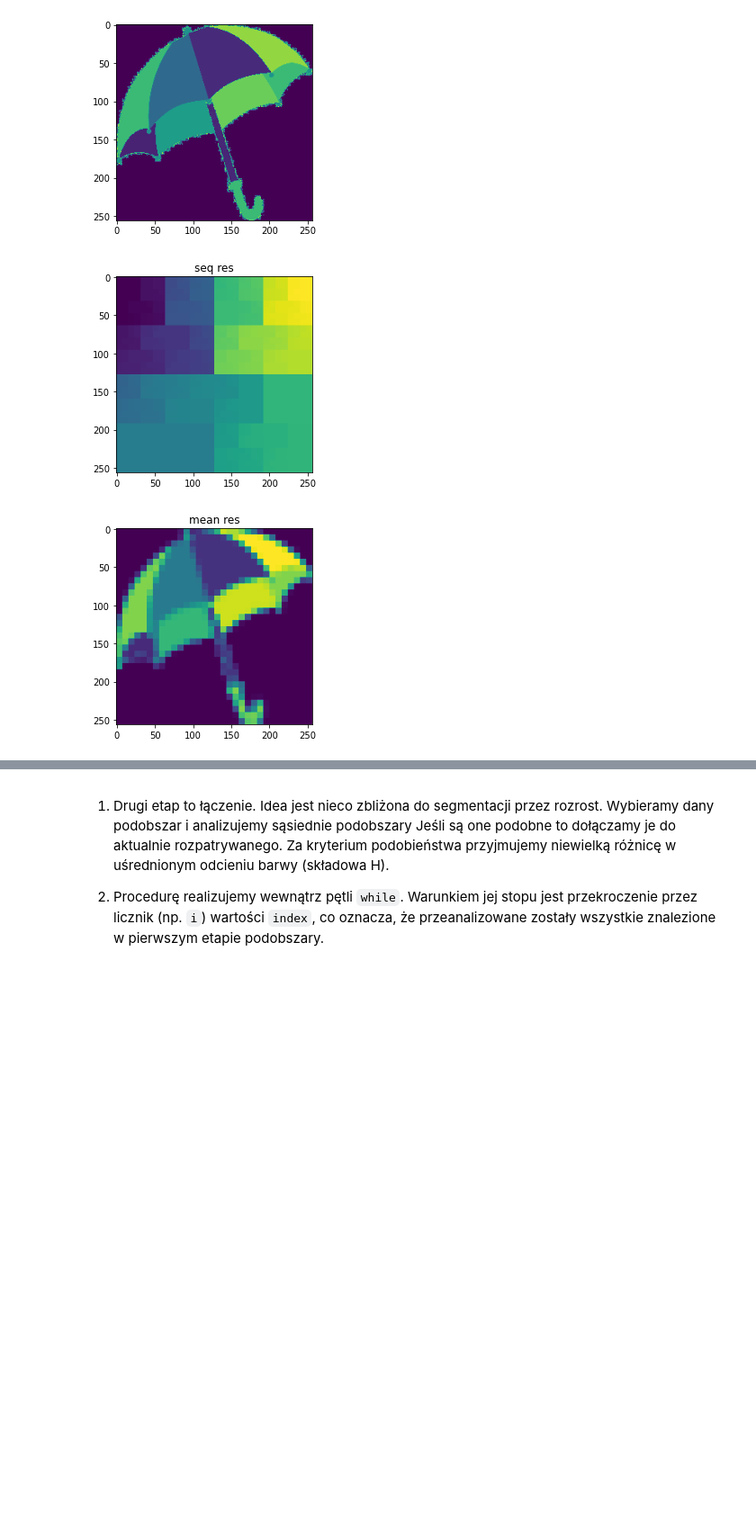
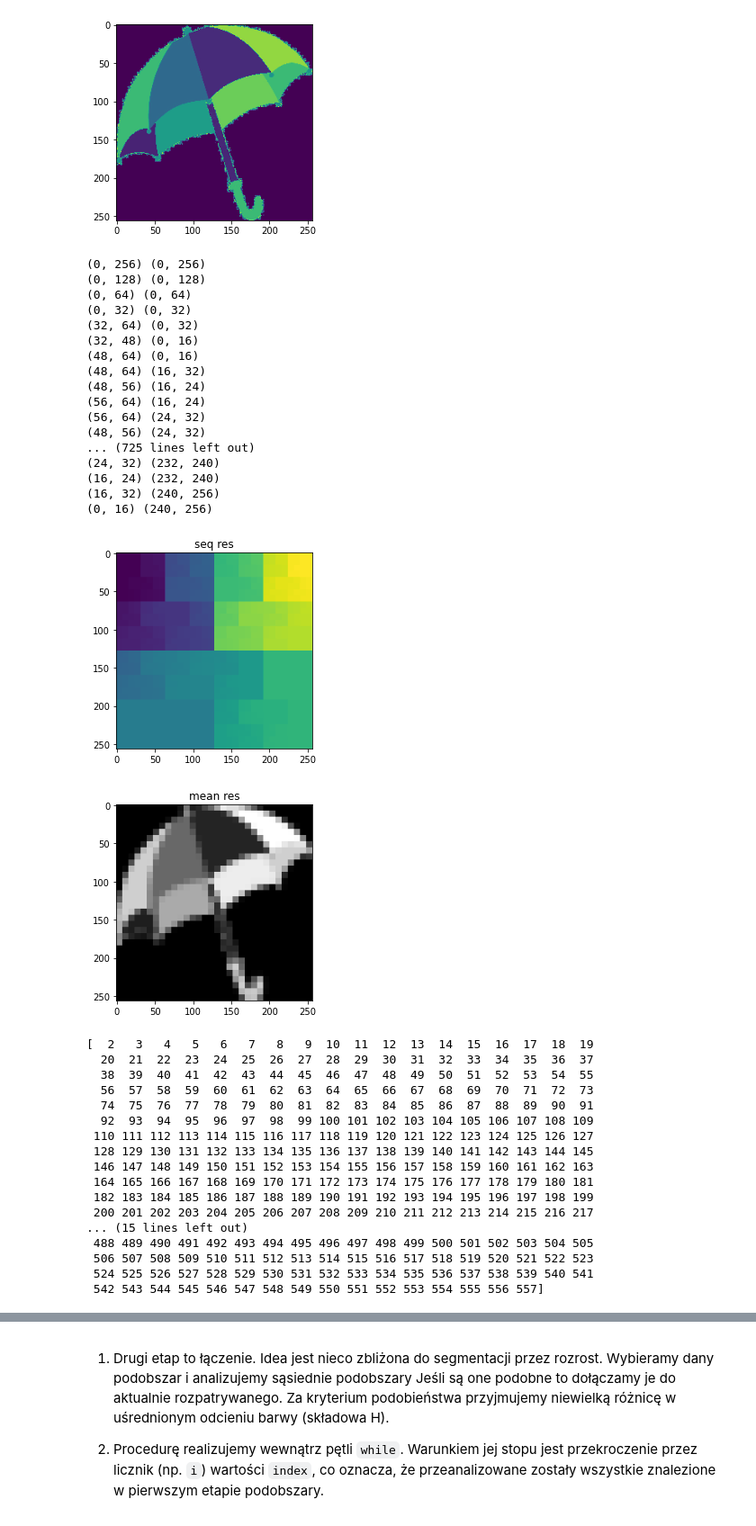
Before and after one commit to RysiekPrecikowski/WDCPO, a Jupyter notebook: sem6/lab3/10_segmentation.ipynb, the cells around one changed output, grey strips where cells are left out. Shown at 90% size. Saved outputs shown, nothing was run; the diff lists cells and outputs as text; code cells hidden in the pictures; blank space fills up the shorter version.

```diff
--- a/sem6/lab3/10_segmentation.ipynb
+++ b/sem6/lab3/10_segmentation.ipynb
@@ -337,13 +337,14 @@ tr_std = 0.05
 s = 8
 tr_size = (s, s)
 
-seq_res = np.zeros_like(umbrella_h, dtype="int16")
-mean_res = np.zeros_like(umbrella_h)
+seq_res = np.ones_like(umbrella_h, dtype="int16")
+mean_res = np.zeros_like(umbrella_h, dtype="int16")
 index = 1
 
 
 def split(img, x1, x2, y1, y2):
     p = img[x1: x2, y1: y2]
+    print((x1, x2), (y1, y2))
     mean = np.mean(p)
     std = np.std(p)
     size = x2-x1, y2-y1
@@ -352,35 +353,71 @@ def split(img, x1, x2, y1, y2):
         px = x1 + size[0] // 2
         py = y1 + size[1] // 2
         parts = [
             (x1, px, y1, py),
             (px, x2, y1, py),
             (px, x2, py, y2),
             (x1, px, py, y2)
         ]
 
         for p in parts:
             split(img, *p)
 
     else:
         global index
 
         index += 1
         seq_res[x1: x2, y1: y2] = index
         mean_res[x1: x2, y1: y2] = mean
 
 
 split(umbrella_h, 0, umbrella_h.shape[0], 0, umbrella_h.shape[1])
 
 plt.title("seq res")
 plt.imshow(seq_res)
 plt.show()
 
 plt.title("mean res")
-plt.imshow(mean_res)
+plt.imshow(mean_res, 'gray')
 plt.show()
+
+print(np.unique(seq_res))
 # %% [output]
+(0, 256) (0, 256)
+(0, 128) (0, 128)
+(0, 64) (0, 64)
+(0, 32) (0, 32)
+(32, 64) (0, 32)
+(32, 48) (0, 16)
+(48, 64) (0, 16)
+(48, 64) (16, 32)
+(48, 56) (16, 24)
+(56, 64) (16, 24)
+(56, 64) (24, 32)
+(48, 56) (24, 32)
+... (725 lines left out)
+(24, 32) (232, 240)
+(16, 24) (232, 240)
+(16, 32) (240, 256)
+(0, 16) (240, 256)
 [figure]
-[figure, old version]
+[figure, new version]
+[  2   3   4   5   6   7   8   9  10  11  12  13  14  15  16  17  18  19
+  20  21  22  23  24  25  26  27  28  29  30  31  32  33  34  35  36  37
+  38  39  40  41  42  43  44  45  46  47  48  49  50  51  52  53  54  55
+  56  57  58  59  60  61  62  63  64  65  66  67  68  69  70  71  72  73
+  74  75  76  77  78  79  80  81  82  83  84  85  86  87  88  89  90  91
+  92  93  94  95  96  97  98  99 100 101 102 103 104 105 106 107 108 109
+ 110 111 112 113 114 115 116 117 118 119 120 121 122 123 124 125 126 127
+ 128 129 130 131 132 133 134 135 136 137 138 139 140 141 142 143 144 145
+ 146 147 148 149 150 151 152 153 154 155 156 157 158 159 160 161 162 163
+ 164 165 166 167 168 169 170 171 172 173 174 175 176 177 178 179 180 181
+ 182 183 184 185 186 187 188 189 190 191 192 193 194 195 196 197 198 199
+ 200 201 202 203 204 205 206 207 208 209 210 211 212 213 214 215 216 217
+... (15 lines left out)
+ 488 489 490 491 492 493 494 495 496 497 498 499 500 501 502 503 504 505
+ 506 507 508 509 510 511 512 513 514 515 516 517 518 519 520 521 522 523
+ 524 525 526 527 528 529 530 531 532 533 534 535 536 537 538 539 540 541
+ 542 543 544 545 546 547 548 549 550 551 552 553 554 555 556 557]
 # %%
 idx = index + 1
 
```
Also changed, not shown: parts of 1 cell of this notebook, 2 other files.
